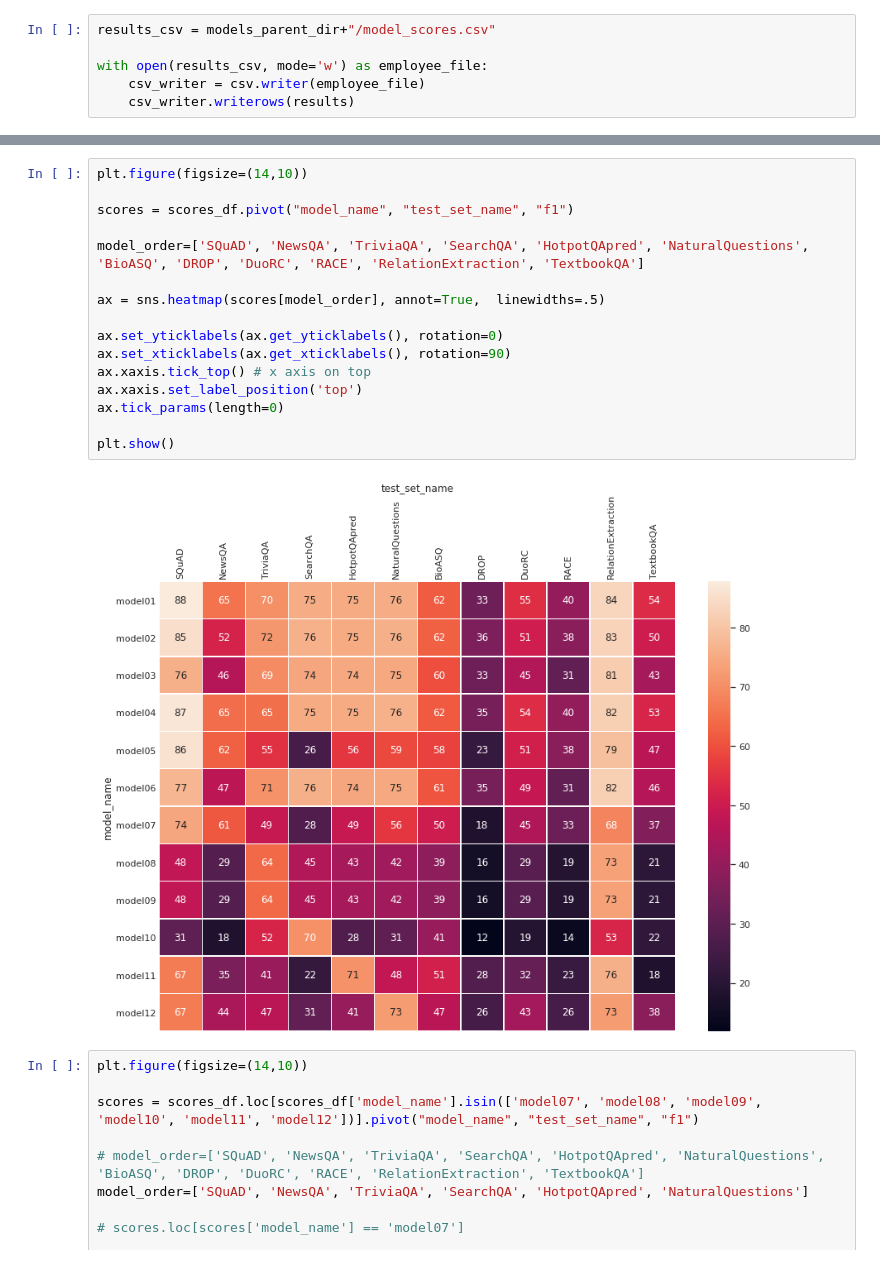
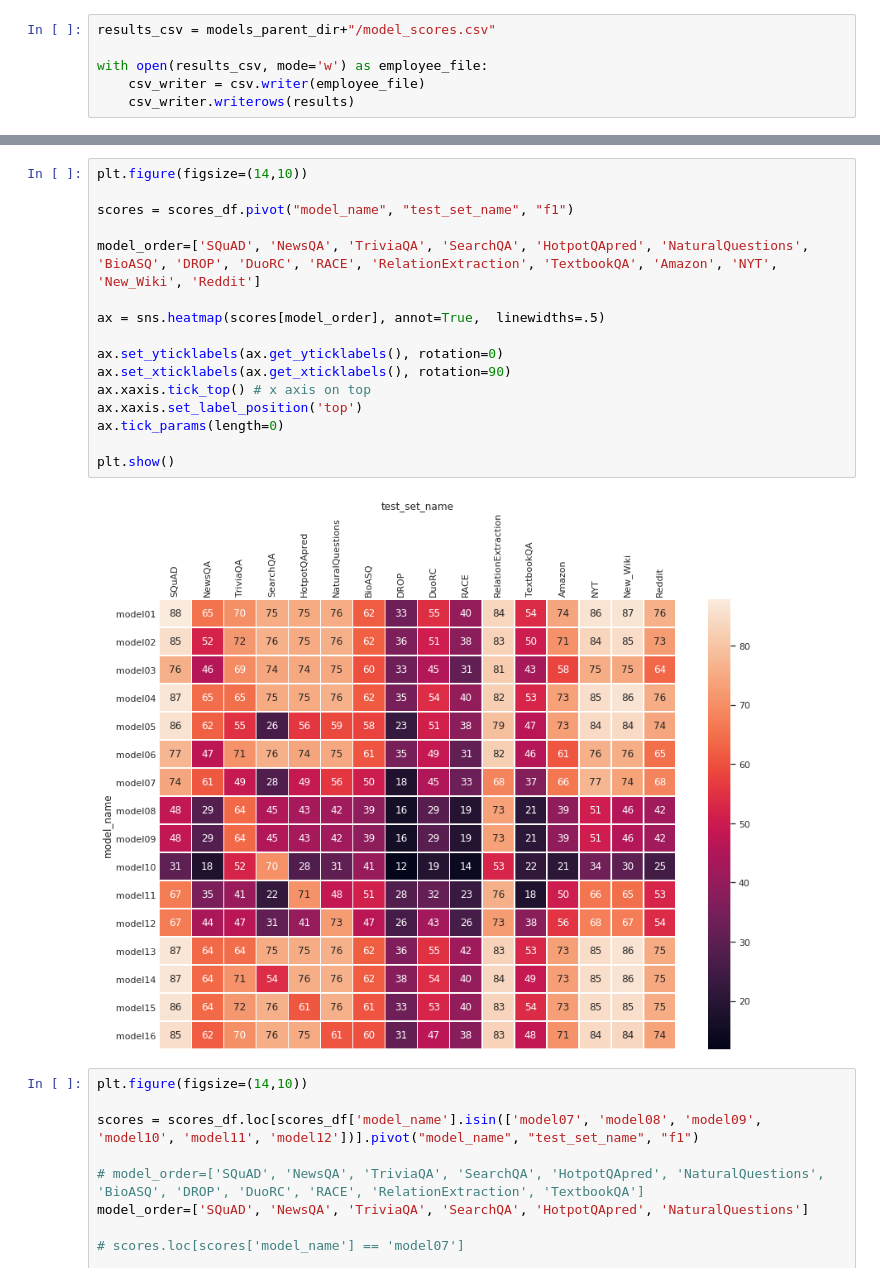
Before and after one commit to rahul-kulkarni/W210-Capstone, a Jupyter notebook: jupyter_notebooks/Ablation Scores.ipynb, the cells around one changed output, grey strips where cells are left out. Cells and saved outputs as stored; diff of their text form.

```diff
--- a/jupyter_notebooks/Ablation Scores.ipynb
+++ b/jupyter_notebooks/Ablation Scores.ipynb
@@ -80,21 +141,21 @@ scores_df.groupby('test_set_name')[["f1", "exact_match"]].mean()
 # %%
 plt.figure(figsize=(14,10))
 
 scores = scores_df.pivot("model_name", "test_set_name", "f1")
 
-model_order=['SQuAD', 'NewsQA', 'TriviaQA', 'SearchQA', 'HotpotQApred', 'NaturalQuestions', 'BioASQ', 'DROP', 'DuoRC', 'RACE', 'RelationExtraction', 'TextbookQA']
+model_order=['SQuAD', 'NewsQA', 'TriviaQA', 'SearchQA', 'HotpotQApred', 'NaturalQuestions', 'BioASQ', 'DROP', 'DuoRC', 'RACE', 'RelationExtraction', 'TextbookQA', 'Amazon', 'NYT', 'New_Wiki', 'Reddit']
 
 ax = sns.heatmap(scores[model_order], annot=True,  linewidths=.5)
 
 ax.set_yticklabels(ax.get_yticklabels(), rotation=0)
 ax.set_xticklabels(ax.get_xticklabels(), rotation=90)
 ax.xaxis.tick_top() # x axis on top
 ax.xaxis.set_label_position('top')
 ax.tick_params(length=0)
 
 plt.show()
 # %% [output]
-[figure, old version]
+[figure, new version]
 # %%
 plt.figure(figsize=(14,10))
 
```
Also changed, not shown: parts of 7 cells of this notebook, 2 other files.
